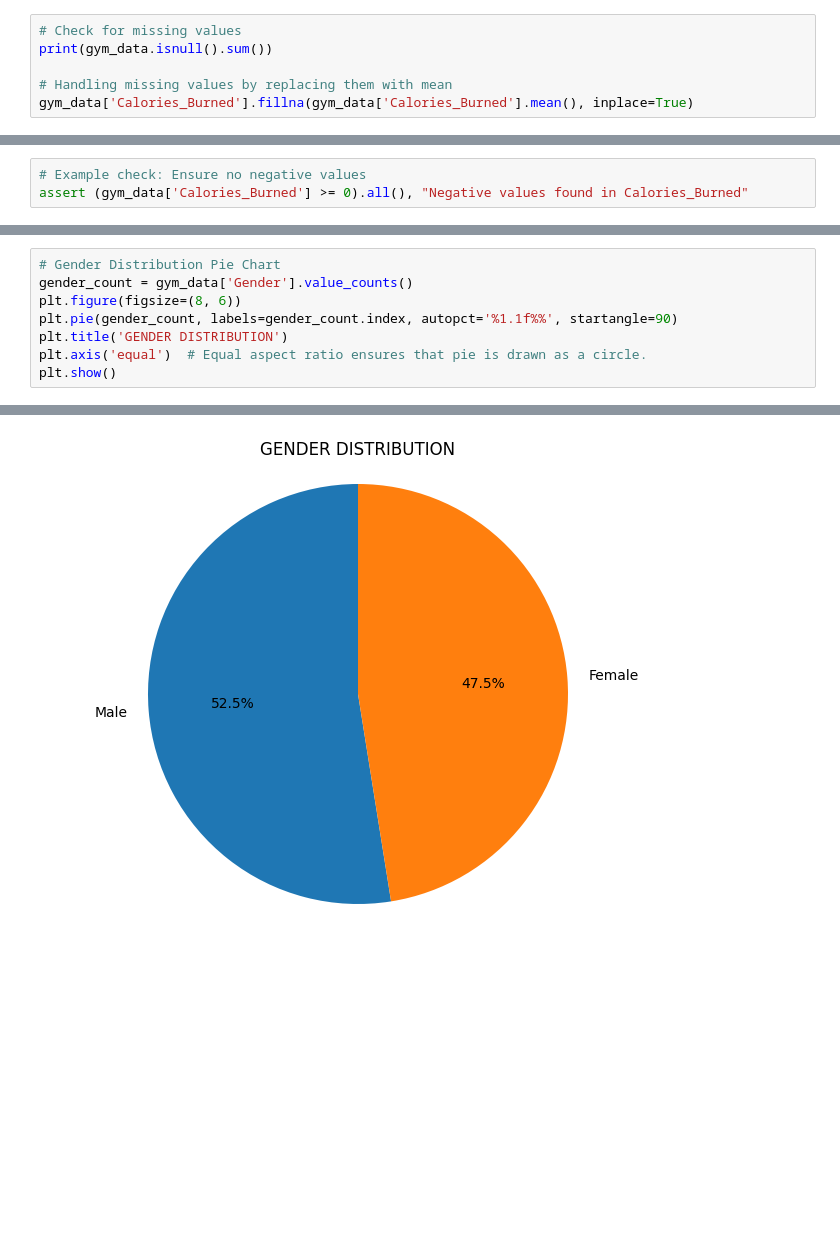
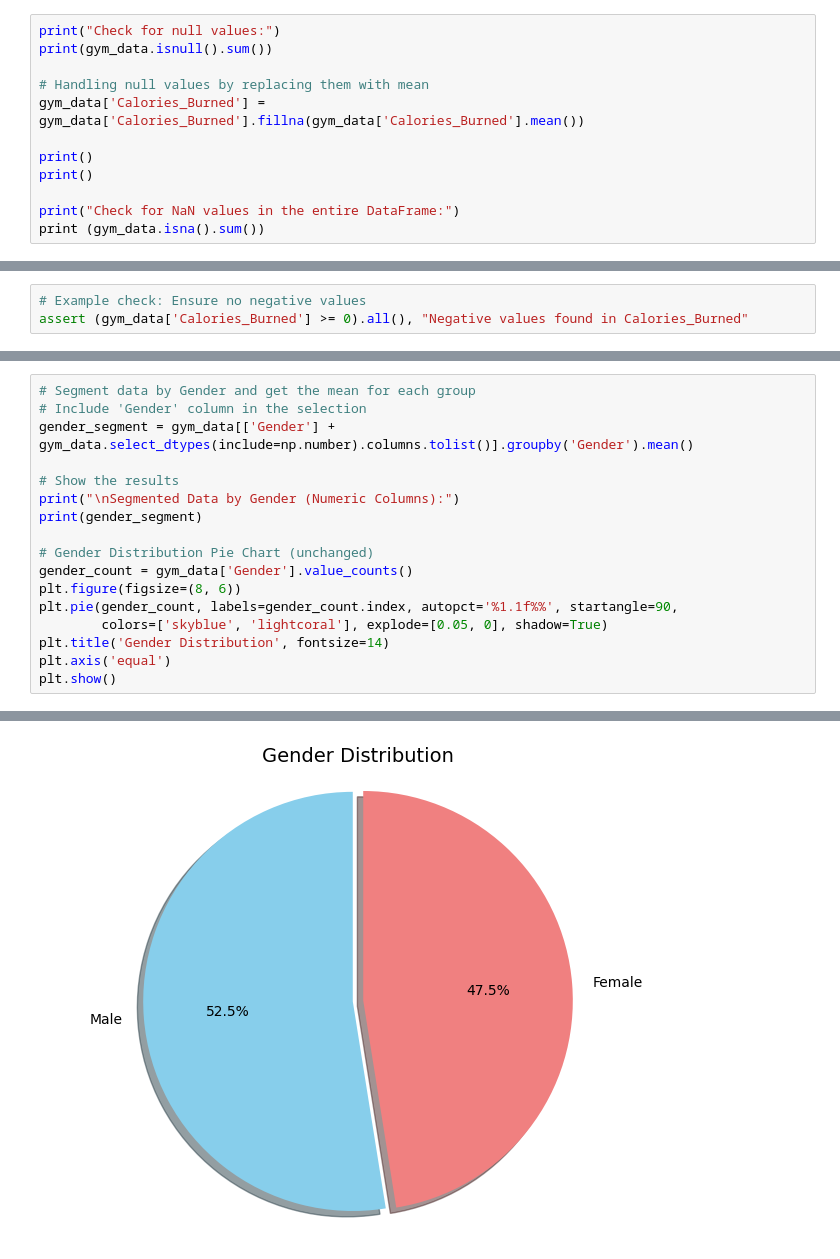
Before and after one commit to RokoSkugor/DA_project, a Jupyter notebook: DataAnalysis_Project.ipynb, the cells around one changed output, grey strips where cells are left out. Saved outputs shown, nothing was run; the diff lists cells and outputs as text; blank space fills up the shorter version.

```diff
--- a/DataAnalysis_Project.ipynb
+++ b/DataAnalysis_Project.ipynb
@@ -83,8 +82,14 @@ Steps:
 *   Impute or drop missing data (e.g., mean imputation for numerical columns, mode for categorical ones).
 # %%
-# Check for missing values
+print("Check for null values:")
 print(gym_data.isnull().sum())
 
-# Handling missing values by replacing them with mean
-gym_data['Calories_Burned'].fillna(gym_data['Calories_Burned'].mean(), inplace=True)
+# Handling null values by replacing them with mean
+gym_data['Calories_Burned'] = gym_data['Calories_Burned'].fillna(gym_data['Calories_Burned'].mean())
+
+print()
+print()
+
+print("Check for NaN values in the entire DataFrame:")
+print (gym_data.isna().sum())
 # %% [output]
@@ -331,9 +399,18 @@ Session_Duration (minutes)                       1.000000
 # %%
-# Gender Distribution Pie Chart
+# Segment data by Gender and get the mean for each group
+# Include 'Gender' column in the selection
+gender_segment = gym_data[['Gender'] + gym_data.select_dtypes(include=np.number).columns.tolist()].groupby('Gender').mean()
+
+# Show the results
+print("\nSegmented Data by Gender (Numeric Columns):")
+print(gender_segment)
+
+# Gender Distribution Pie Chart (unchanged)
 gender_count = gym_data['Gender'].value_counts()
 plt.figure(figsize=(8, 6))
-plt.pie(gender_count, labels=gender_count.index, autopct='%1.1f%%', startangle=90)
-plt.title('GENDER DISTRIBUTION')
-plt.axis('equal')  # Equal aspect ratio ensures that pie is drawn as a circle.
+plt.pie(gender_count, labels=gender_count.index, autopct='%1.1f%%', startangle=90,
+        colors=['skyblue', 'lightcoral'], explode=[0.05, 0], shadow=True)
+plt.title('Gender Distribution', fontsize=14)
+plt.axis('equal')
 plt.show()
 # %% [output]
@@ -340 +432 @@ plt.show()
-[figure, old version]
+[figure, new version]
```
Also changed, not shown: parts of 29 cells of this notebook, 1 other file.
